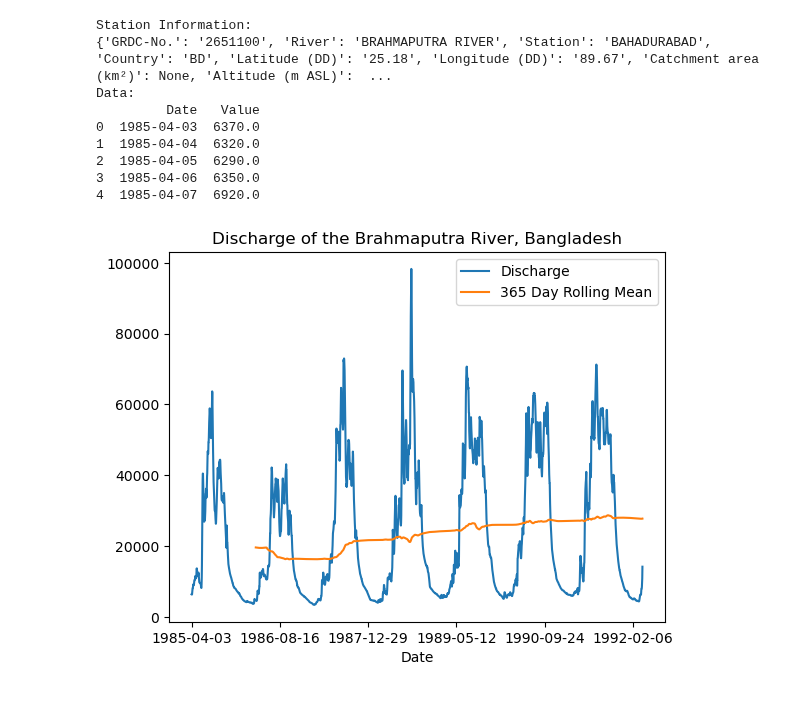
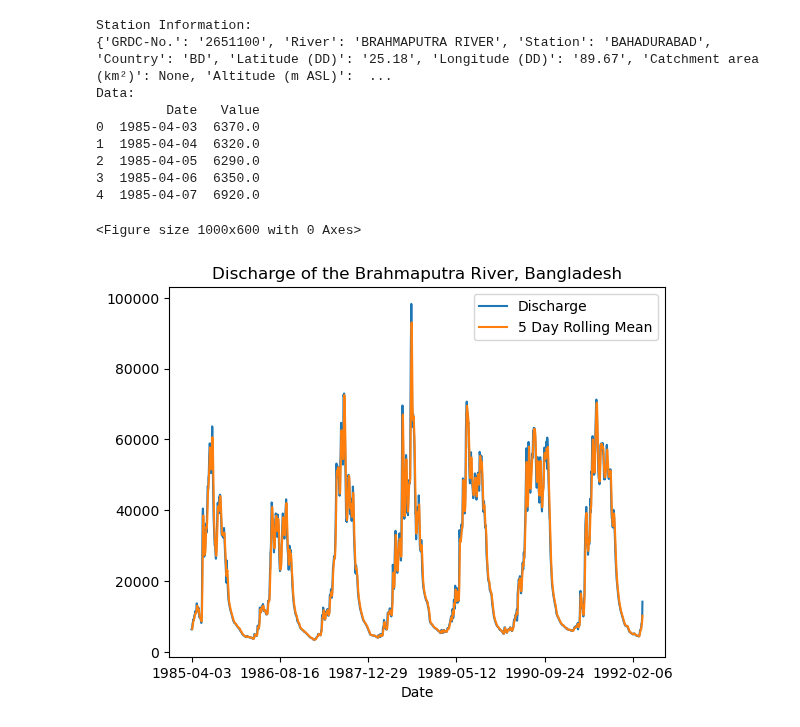
Before and after one commit to pilipb/DP5-code, a Jupyter notebook: arima.ipynb, the cells around one changed output. Drawn from its saved outputs; the diff is of its cells as text; code cells hidden in the pictures.

```diff
--- a/arima.ipynb
+++ b/arima.ipynb
@@ -27,10 +27,13 @@ Data:
 4  1985-04-07  6920.0
 # %%
 # plot the data
+plt.figure(figsize=(10,6))
 parsed_data.plot(y='Value', x='Date', title='Discharge of the Brahmaputra River, Bangladesh')
 # add rolling mean value
-parsed_data['Value'].rolling(window=365).mean().plot()
-plt.legend(['Discharge', '365 Day Rolling Mean'])
+parsed_data['Value'].rolling(window=5).mean().plot()
+parsed_data['Avg'] = parsed_data['Value'].rolling(window=5).mean()
+plt.legend(['Discharge', '5 Day Rolling Mean'])
 plt.show()
 # %% [output]
+<Figure size 1000x600 with 0 Axes>
-[figure, old version]
+[figure, new version]
```
Also changed, not shown: parts of 16 cells of this notebook.
